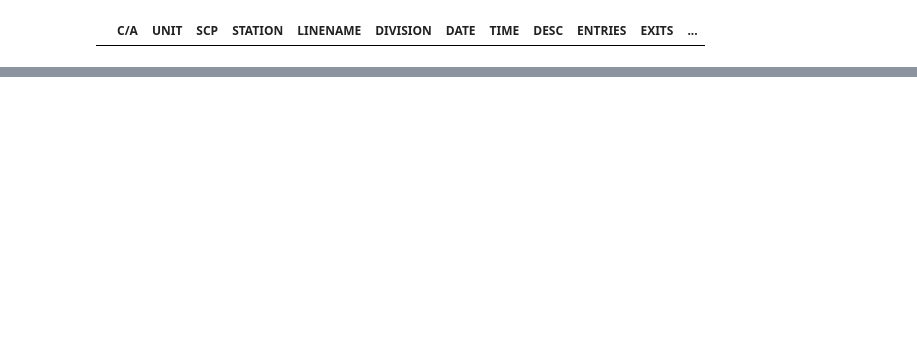
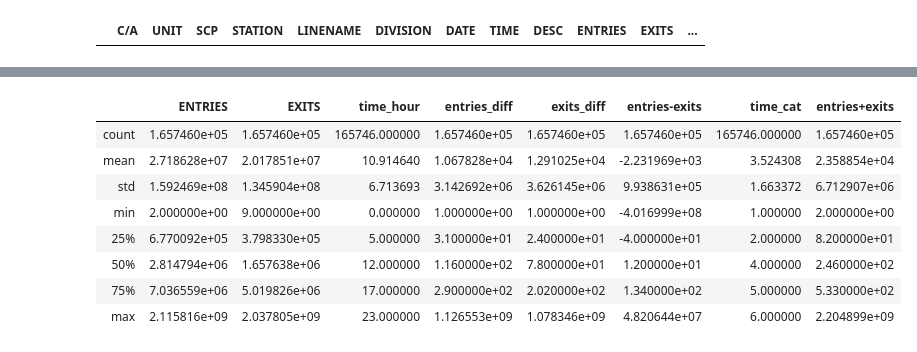
Before and after one commit to shreyak9/metis-project-1, a Jupyter notebook: project 1.ipynb, the cells around one changed output, grey strips where cells are left out. Saved outputs shown, nothing was run; the diff lists cells and outputs as text; code cells hidden in the pictures; blank space fills up the shorter version.

```diff
--- a/project 1.ipynb
+++ b/project 1.ipynb
@@ -432,3 +407,16 @@ mta190504[["entries_diff","STATION"]].sort_values("entries_diff",ascending = Fal
 | 15579 | 1.000000e+00 | AVENUE H |
 | 41642 | 1.000000e+00 | FRESH POND RD |
 165746 rows × 2 columns
+# %%
+mta190504["entries+exits"] = mta190504["entries_diff"] + mta190504["exits_diff"]
+mta190504.describe()
+# %% [output]
+|  | ENTRIES | EXITS | time_hour | entries_diff | exits_diff | entries-exits | time_cat | entries+exits |
+| count | 1.657460e+05 | 1.657460e+05 | 165746.000000 | 1.657460e+05 | 1.657460e+05 | 1.657460e+05 | 165746.000000 | 1.657460e+05 |
+| mean | 2.718628e+07 | 2.017851e+07 | 10.914640 | 1.067828e+04 | 1.291025e+04 | -2.231969e+03 | 3.524308 | 2.358854e+04 |
+| std | 1.592469e+08 | 1.345904e+08 | 6.713693 | 3.142692e+06 | 3.626145e+06 | 9.938631e+05 | 1.663372 | 6.712907e+06 |
+| min | 2.000000e+00 | 9.000000e+00 | 0.000000 | 1.000000e+00 | 1.000000e+00 | -4.016999e+08 | 1.000000 | 2.000000e+00 |
+| 25% | 6.770092e+05 | 3.798330e+05 | 5.000000 | 3.100000e+01 | 2.400000e+01 | -4.000000e+01 | 2.000000 | 8.200000e+01 |
+| 50% | 2.814794e+06 | 1.657638e+06 | 12.000000 | 1.160000e+02 | 7.800000e+01 | 1.200000e+01 | 4.000000 | 2.460000e+02 |
+| 75% | 7.036559e+06 | 5.019826e+06 | 17.000000 | 2.900000e+02 | 2.020000e+02 | 1.340000e+02 | 5.000000 | 5.330000e+02 |
+| max | 2.115816e+09 | 2.037805e+09 | 23.000000 | 1.126553e+09 | 1.078346e+09 | 4.820644e+07 | 6.000000 | 2.204899e+09 |
```
Also changed, not shown: parts of 10 cells of this notebook.
